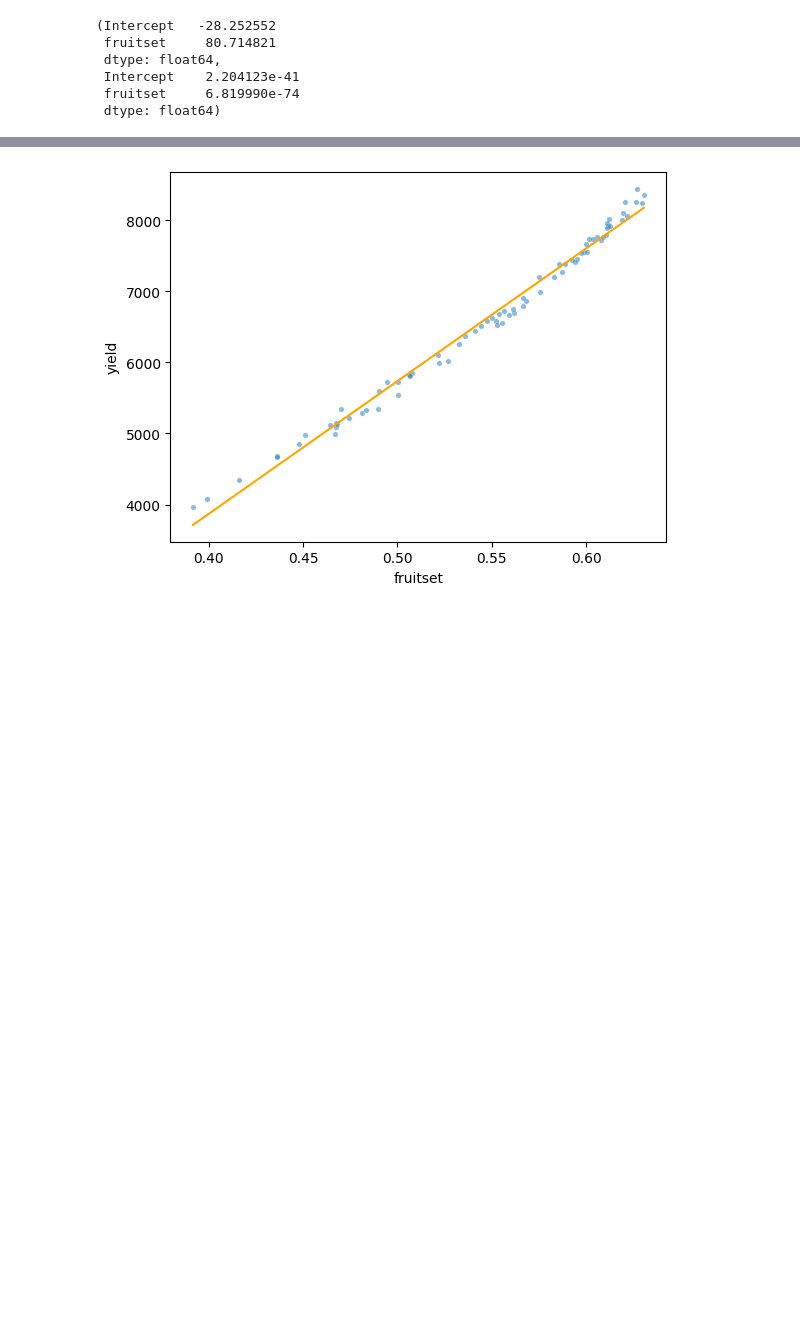
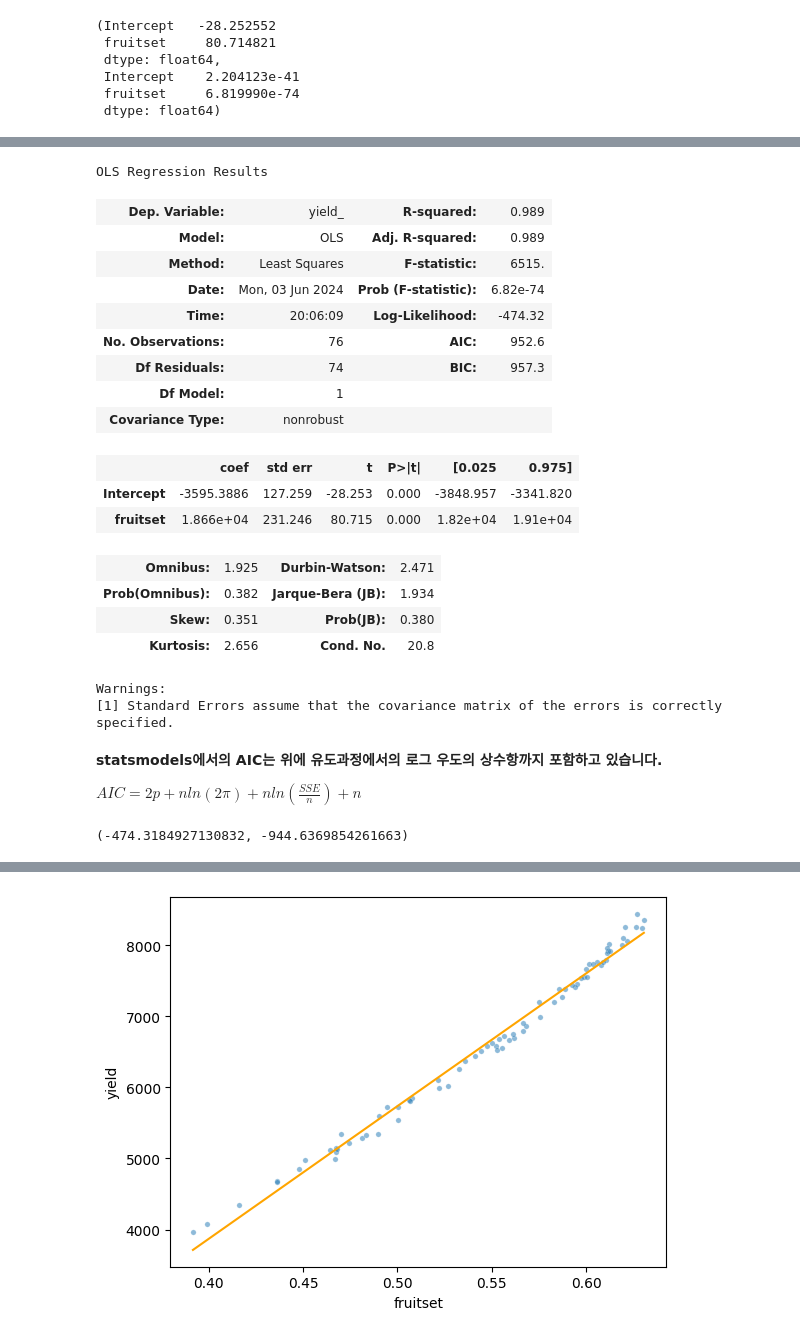
Before and after one commit to sunkusun9/DS_Lv3_elearning, a Jupyter notebook: 2-7. 회귀 분석.ipynb, the cells around one changed output, grey strips where cells are left out. Cells and saved outputs as stored; diff of their text form; code cells hidden in the pictures; blank space fills up the shorter version.

```diff
--- a/2-7. 회귀 분석.ipynb
+++ b/2-7. 회귀 분석.ipynb
@@ -430,0 +485,33 @@ lm.tvalues, lm.pvalues
+# %%
+lm.summary()
+# %% [output]
+OLS Regression Results
+| Dep. Variable: | yield_ | R-squared: | 0.989 |
+| Model: | OLS | Adj. R-squared: | 0.989 |
+| Method: | Least Squares | F-statistic: | 6515. |
+| Date: | Mon, 03 Jun 2024 | Prob (F-statistic): | 6.82e-74 |
+| Time: | 20:06:09 | Log-Likelihood: | -474.32 |
+| No. Observations: | 76 | AIC: | 952.6 |
+| Df Residuals: | 74 | BIC: | 957.3 |
+| Df Model: | 1 |  |  |
+| Covariance Type: | nonrobust |  |  |
+|  | coef | std err | t | P>|t| | [0.025 | 0.975] |
+| Intercept | -3595.3886 | 127.259 | -28.253 | 0.000 | -3848.957 | -3341.820 |
+| fruitset | 1.866e+04 | 231.246 | 80.715 | 0.000 | 1.82e+04 | 1.91e+04 |
+| Omnibus: | 1.925 | Durbin-Watson: | 2.471 |
+| Prob(Omnibus): | 0.382 | Jarque-Bera (JB): | 1.934 |
+| Skew: | 0.351 | Prob(JB): | 0.380 |
+| Kurtosis: | 2.656 | Cond. No. | 20.8 |
+Warnings:
+[1] Standard Errors assume that the covariance matrix of the errors is correctly specified.
+# %% [markdown]
+**statsmodels에서의 AIC는 위에 유도과정에서의 로그 우도의 상수항까지 포함하고 있습니다.**
+
+$AIC = 2p + nln(2 \pi) + nln(\frac{SSE}{n}) + n$
+# %%
+# statsmodels에서의 AIC는 로그 우도의 상수항까지 포함하고 있습니다. 이를 반영하여 AIC를 뽑아 봅니다.
+log_likelihood = (-n / 2 * (np.log(sse / n) + np.log(2 * np.pi))  -n/2)
+AIC = 2 * log_likelihood + 2 * p
+log_likelihood, AIC
+# %% [output]
+(-474.3184927130832, -944.6369854261663)
```
Also changed, not shown: parts of 30 cells of this notebook.
